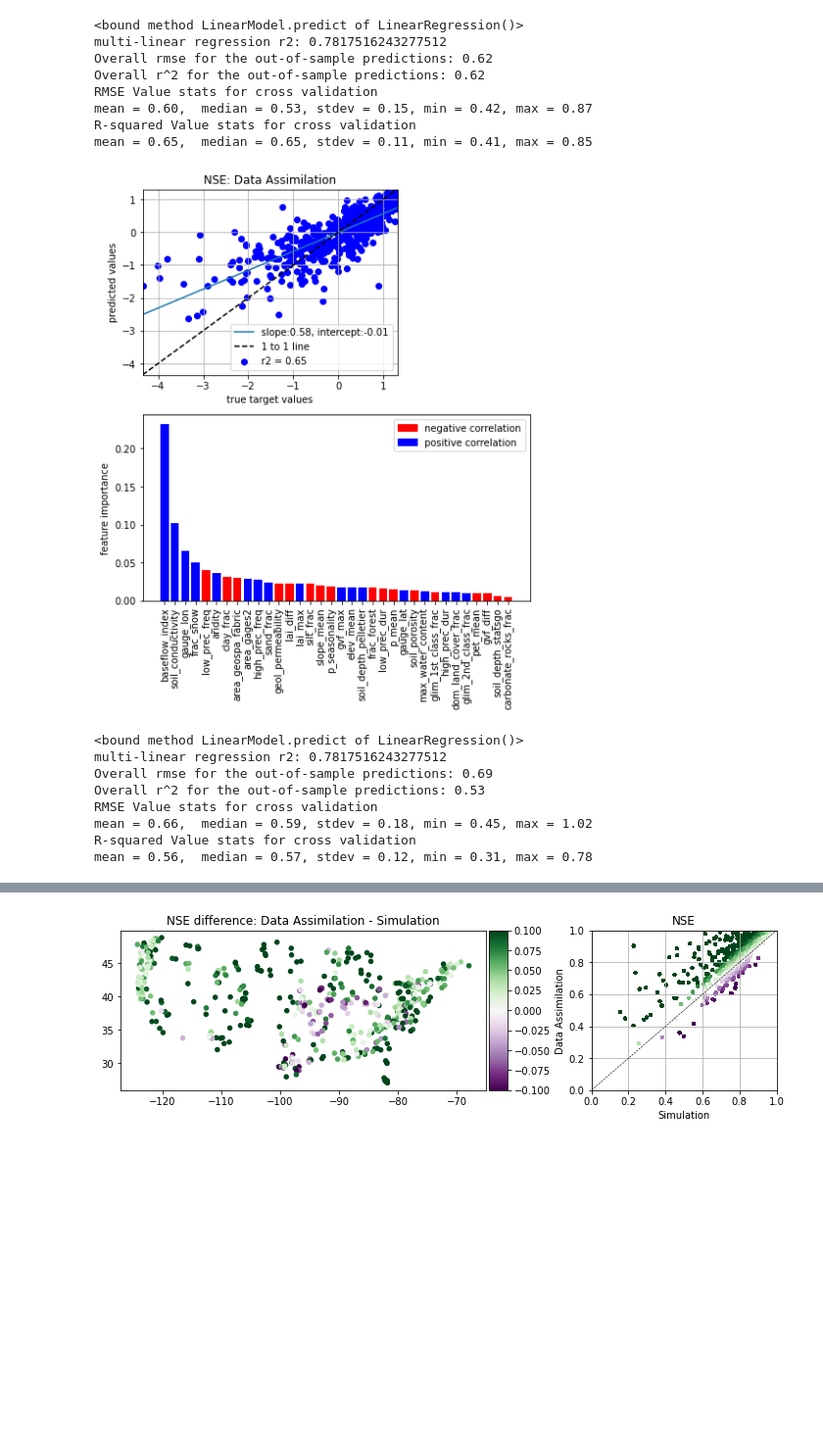
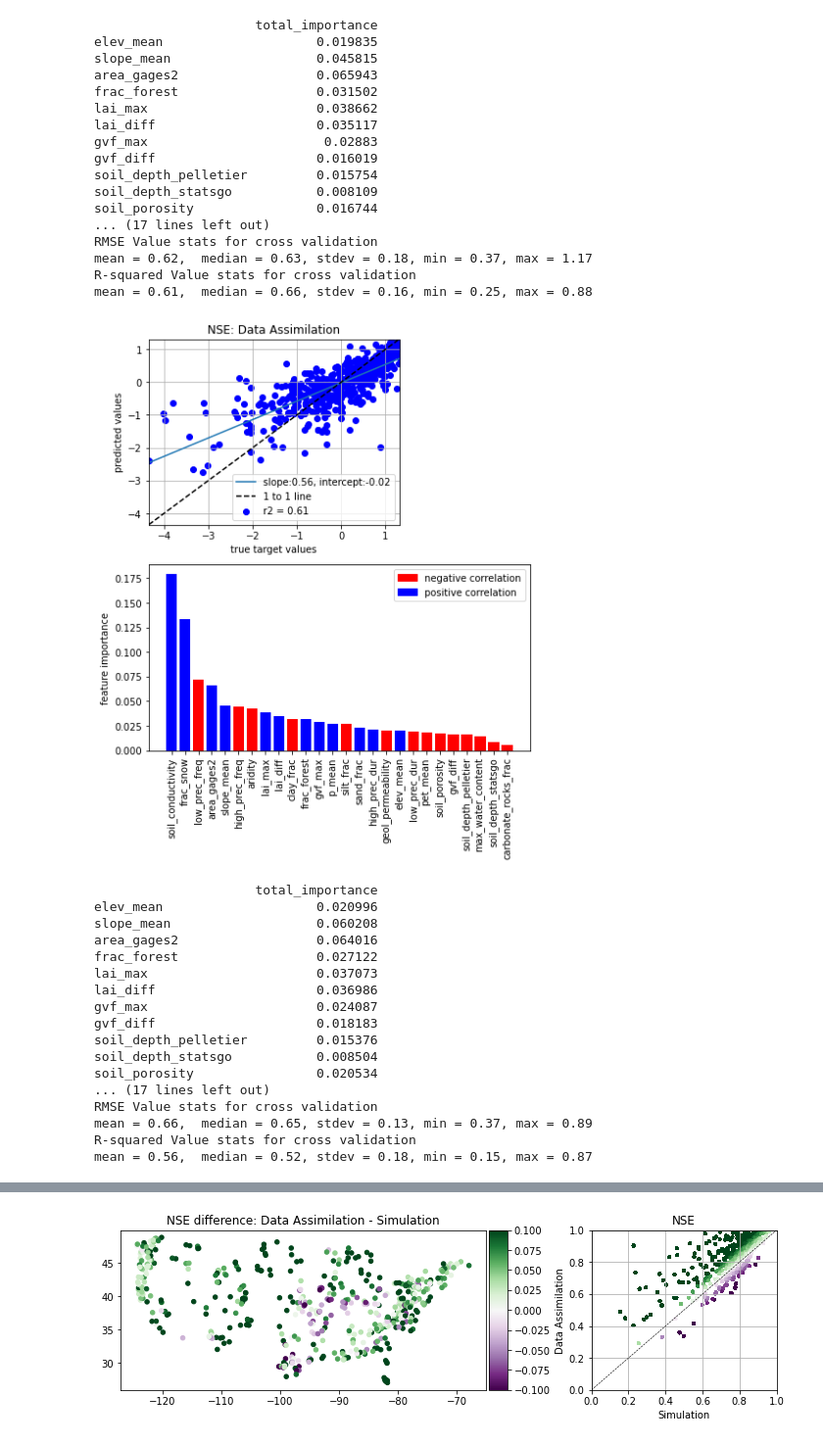
Before and after one commit to jmframe/lstm-da-analysis, a Jupyter notebook: assimilation_analysis_jmframe.ipynb, the cells around one changed output, grey strips where cells are left out. Shown at 98% size. Saved outputs shown, nothing was run; the diff lists cells and outputs as text; code cells hidden in the pictures; blank space fills up the shorter version.

```diff
--- a/assimilation_analysis_jmframe.ipynb
+++ b/assimilation_analysis_jmframe.ipynb
@@ -443,4 +471,6 @@ def print_stats(d):
         np.nanmax(np.array(d))
         )
     )
+# %%
+corr_matrix = df.corr().iloc[:,-6:]
 # %%
@@ -583,34 +690,54 @@ mean = 0.54,  median = 0.56, stdev = 0.20, min = 0.08, max = 0.86
 # %%
 # Make a dictionary for all the X, y values
-regressor_attributes = df.columns.values[:-6]
+regressor_attributes = static_attributes#df.columns.values[:-6]
+
 feature_list_short = []
 target='nse_da'
 ynormal = True
 X, y = set_X_y(df, regressor_attributes, target, xnormal=True, ynormal=ynormal)
 
 kf = KFold(n_splits=20, shuffle=True)
 y_hat, rmse, r2, feature_importance = cross_val_rf(X,y,regressor_attributes,kf,
                 ynormal=ynormal, n_estimators=1000,random_state=100,
                 criterion='mse', min_samples_leaf=1, min_samples_split=2, max_depth=None,
                 min_weight_fraction_leaf=0, title='NSE: Data Assimilation',
-                filename='corr_data_assimilation')
+                filename='corr_data_assimilation', corr_matrix=corr_matrix[target])
 y_hat, rmse, r2, feature_importance = cross_val_rf(X,y,regressor_attributes,kf,ynormal=ynormal,
-                                                   title='Linear regression, Data Assimilation')
+                                                   title='Linear regression, Data Assimilation',
+                                                   corr_matrix=corr_matrix[target])
 # %% [output]
-<bound method LinearModel.predict of LinearRegression()>
-multi-linear regression r2: 0.7817516243277512
-Overall rmse for the out-of-sample predictions: 0.62
-Overall r^2 for the out-of-sample predictions: 0.62
+                     total_importance
+elev_mean                    0.019835
+slope_mean                   0.045815
+area_gages2                  0.065943
+frac_forest                  0.031502
+lai_max                      0.038662
+lai_diff                     0.035117
+gvf_max                       0.02883
+gvf_diff                     0.016019
+soil_depth_pelletier         0.015754
+soil_depth_statsgo           0.008109
+soil_porosity                0.016744
+... (17 lines left out)
 RMSE Value stats for cross validation
-mean = 0.60,  median = 0.53, stdev = 0.15, min = 0.42, max = 0.87
+mean = 0.62,  median = 0.63, stdev = 0.18, min = 0.37, max = 1.17
 R-squared Value stats for cross validation
-mean = 0.65,  median = 0.65, stdev = 0.11, min = 0.41, max = 0.85
+mean = 0.61,  median = 0.66, stdev = 0.16, min = 0.25, max = 0.88
-[figure, old version]
+[figure, new version]
-<bound method LinearModel.predict of LinearRegression()>
-multi-linear regression r2: 0.7817516243277512
-Overall rmse for the out-of-sample predictions: 0.69
-Overall r^2 for the out-of-sample predictions: 0.53
+                     total_importance
+elev_mean                    0.020996
+slope_mean                   0.060208
+area_gages2                  0.064016
+frac_forest                  0.027122
+lai_max                      0.037073
+lai_diff                     0.036986
+gvf_max                      0.024087
+gvf_diff                     0.018183
+soil_depth_pelletier         0.015376
+soil_depth_statsgo           0.008504
+soil_porosity                0.020534
+... (17 lines left out)
 RMSE Value stats for cross validation
-mean = 0.66,  median = 0.59, stdev = 0.18, min = 0.45, max = 1.02
+mean = 0.66,  median = 0.65, stdev = 0.13, min = 0.37, max = 0.89
 R-squared Value stats for cross validation
-mean = 0.56,  median = 0.57, stdev = 0.12, min = 0.31, max = 0.78
+mean = 0.56,  median = 0.52, stdev = 0.18, min = 0.15, max = 0.87
```
Also changed, not shown: parts of 11 cells of this notebook, 12 other files.
